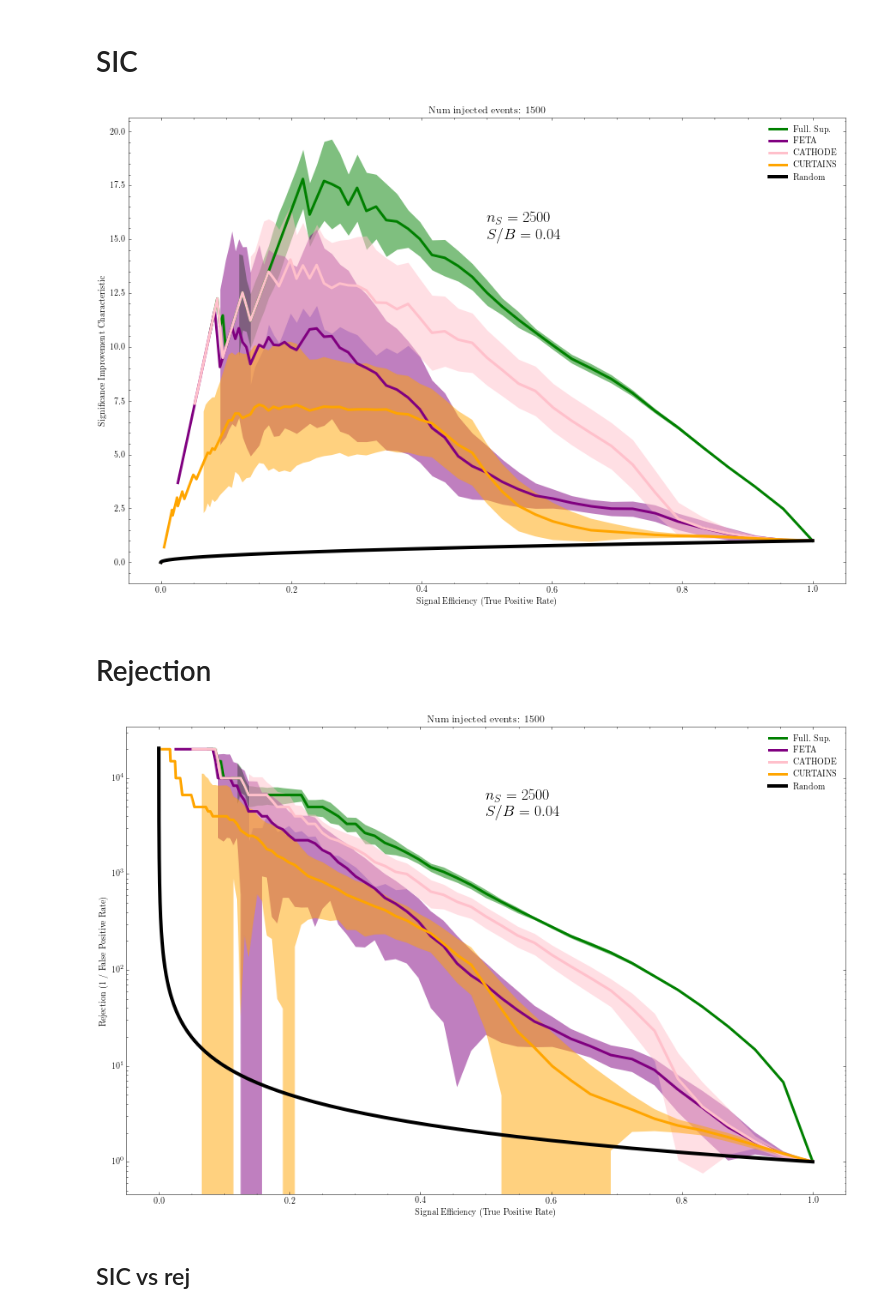
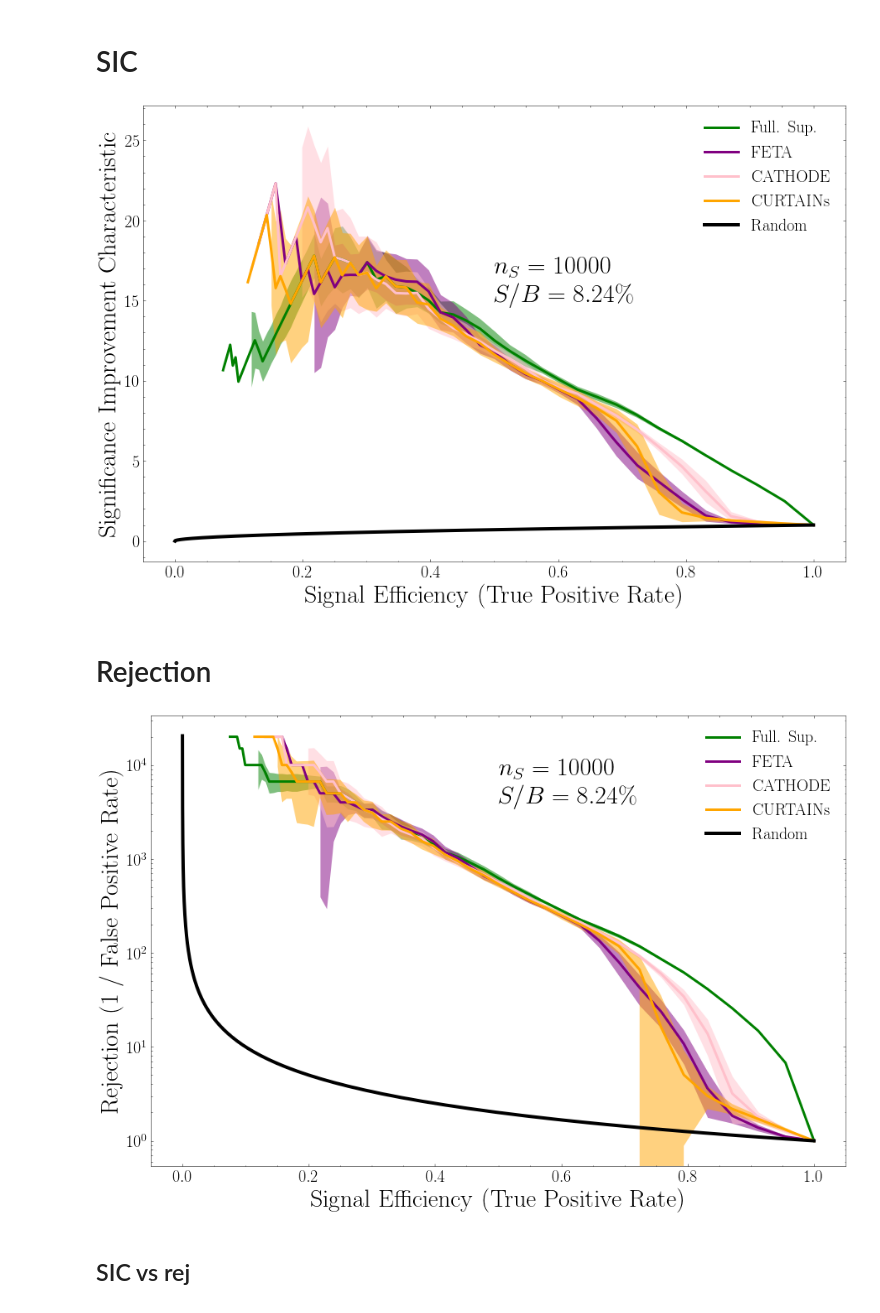
Before and after one commit to rmastand/FETA, a Jupyter notebook: synthetic_samples_summary.ipynb, the cells around one changed output. Drawn from its saved outputs; the diff is of its cells as text; code cells hidden in the pictures.

Commit message:
prettier plots, nothing significant

```diff
--- a/synthetic_samples_summary.ipynb
+++ b/synthetic_samples_summary.ipynb
@@ -9,9 +9,9 @@ plt.style.use("science.mplstyle")
 
 dpi = 800
 # %%
-results_dir = "/global/home/users/rrmastandrea/NF_results_2/"
+results_dir = "/clusterfs/ml4hep/rrmastandrea/NF_results/"
 
-n_sig_inj = [0, 300, 500, 750, 1000, 1200, 1500, 2000, 2500, 3000]
+n_sig_inj = [0, 300, 500, 750, 1000, 1200, 1500, 2000, 2500, 3000, 10000]
 
 seeds = [x for x in range(20)]
 # %% [markdown]
@@ -95,22 +95,21 @@ for k in keys:
     mean_max_sics_dict[k][0] = np.array(mean_max_sics_dict[k][0])
     mean_max_sics_dict[k][1] = np.array(mean_max_sics_dict[k][1])
 # %%
-n_to_plot = [1500]
+n_to_plot = [10000]
 
 colors_dict = {"full_sup":"green",
-              "sim2real": "blue",
-               "sim2real_oversamp6": "purple",
+               "combined_1200k": "blue",
                "feta": "purple",
                "cathode":"pink",
                "curtains":"orange"}
 
 labels_dict = {"full_sup":"Full. Sup. ",
-              "sim2real": "Sim2Real",
+               "combined_1200k": "Combined",
                "feta": "FETA",
-               "sim2real_oversamp6": "Sim2Real (Oversampled)",
                "cathode":"CATHODE",
-               "curtains":"CURTAINS"}
+               "curtains":"CURTAINs"}
 
 
 l = 3
-f = 18
+f_1 = 20
+f_2 = 30
@@ -118,7 +154,6 @@ f = 18
 # SIC
 # %%
 
-keys = ["full_sup", "feta", "cathode", "curtains"]
 
 for n in n_to_plot:
 
@@ -134,46 +169,48 @@ for n in n_to_plot:
 
     plt.plot(x_axis, x_axis/np.sqrt(x_axis), label = "Random", color = "black", linewidth = l+1)
 
-    plt.text(0.5, 15, "$n_S = 2500$\n$S/B = 0.04$", fontsize = f)
+    plt.text(0.5, 15, f"$n_S = {n}$\n$S/B = {np.round(100*n/num_bkg, 2)}\%$", fontsize = f_2)
 
-    plt.legend()
-    plt.xlabel("Signal Efficiency (True Positive Rate)")
-    plt.ylabel("Significance Improvement Characteristic")
-    plt.title(f"Num injected events: {n}")
+    plt.legend(fontsize = f_1)
+    plt.xlabel("Signal Efficiency (True Positive Rate)", fontsize = f_2)
+    plt.ylabel("Significance Improvement Characteristic", fontsize = f_2)
+    plt.tick_params(axis='both', which='major', labelsize=f_1)
+    #plt.title(f"Num injected events: {n}")
 
-    fig.savefig(f"paper_plots/sic{n}.png", dpi = dpi)
+    fig.savefig(f"paper_plots/sic_{n}.pdf", dpi = dpi)
 
     plt.show()
 # %% [output]
-[figure, old version]
+[figure, new version]
 # %% [markdown]
 # Rejection
 # %%
 for n in n_to_plot:
 
     fig = plt.figure(figsize = (15, 10))
     for k in keys:
         plt.plot(x_axis, mean_rejections_dict[k][n][0], label = labels_dict[k], color = colors_dict[k], linewidth = l)
 
         plt.fill_between(x_axis, mean_rejections_dict[k][n][0] - mean_rejections_dict[k][n][1],
                          mean_rejections_dict[k][n][0] + mean_rejections_dict[k][n][1],
                          alpha = 0.5, color = colors_dict[k], linewidth = 0)
 
     plt.plot(x_axis[184:], 1.0/x_axis[184:], label = "Random", color = "black", linewidth = l+1)
 
-    plt.text(0.5, 4000, "$n_S = 2500$\n$S/B = 0.04$", fontsize = f)
+    plt.text(0.5, 4000, f"$n_S = {n}$\n$S/B = {np.round(100*n/num_bkg, 2)}\%$", fontsize = f_2)
 
-    plt.legend()
+    plt.legend(fontsize = f_1)
     plt.yscale("log")
-    plt.xlabel("Signal Efficiency (True Positive Rate)")
-    plt.ylabel("Rejection (1 / False Positive Rate)")
-    plt.title(f"Num injected events: {n}")
+    plt.xlabel("Signal Efficiency (True Positive Rate)", fontsize = f_2)
+    plt.ylabel("Rejection (1 / False Positive Rate)", fontsize = f_2)
+    #plt.title(f"Num injected events: {n}")
+    plt.tick_params(axis='both', which='major', labelsize=f_1)
 
-    fig.savefig(f"paper_plots/rej_{n}.png", dpi = dpi)
+    fig.savefig(f"paper_plots/rej_{n}.pdf", dpi = dpi)
 
     plt.show()
 # %% [output]
-[figure, old version]
+[figure, new version]
 # %% [markdown]
 ## SIC vs rej
 # %%
```
Also changed, not shown: parts of 5 cells of this notebook, 3 other files.
